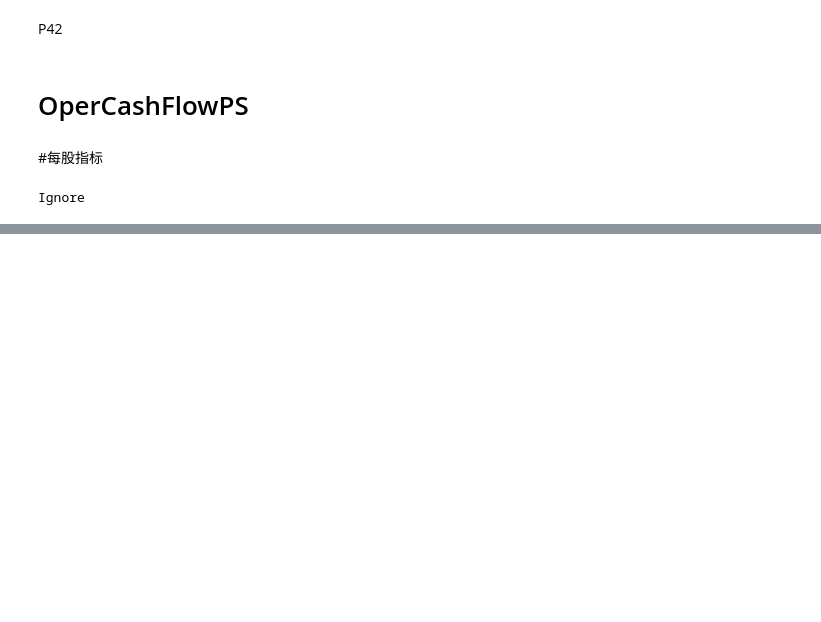
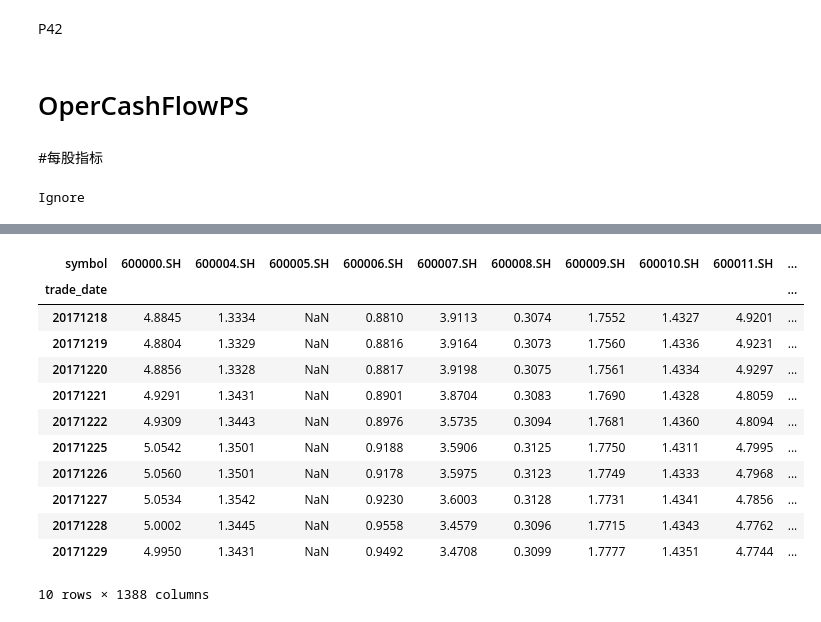
Before and after one commit to woodwood2000/QTC_Intern, a Jupyter notebook: Exercise5.ipynb, the cells around one changed output, grey strips where cells are left out. Cells and saved outputs as stored; diff of their text form; code cells hidden in the pictures; blank space fills up the shorter version.

```diff
--- a/Exercise5.ipynb
+++ b/Exercise5.ipynb
@@ -342,3 +236,5 @@ else:
     print('Add')
 # %% [output]
 Ignore
+# %%
+dv.add_field('tot_shrhldr_eqy_excl_min_int')
@@ -344,0 +339,4 @@ Ignore
+# %%
+if 'turnover_ratio' not in dv.fields:
+    dv.add_field('turnover_ratio')
+TORate = dv.get_ts('turnover_ratio')
@@ -344,0 +408,16 @@ Ignore
+# %%
+dv.get_ts('TOBT').tail(10)
+# %% [output]
+| symbol | 600000.SH | 600004.SH | 600005.SH | 600006.SH | 600007.SH | 600008.SH | 600009.SH | 600010.SH | 600011.SH | ... |
+| trade_date |  |  |  |  |  |  |  |  |  | ... |
+| 20171218 | 4.8845 | 1.3334 | NaN | 0.8810 | 3.9113 | 0.3074 | 1.7552 | 1.4327 | 4.9201 | ... |
+| 20171219 | 4.8804 | 1.3329 | NaN | 0.8816 | 3.9164 | 0.3073 | 1.7560 | 1.4336 | 4.9231 | ... |
+| 20171220 | 4.8856 | 1.3328 | NaN | 0.8817 | 3.9198 | 0.3075 | 1.7561 | 1.4334 | 4.9297 | ... |
+| 20171221 | 4.9291 | 1.3431 | NaN | 0.8901 | 3.8704 | 0.3083 | 1.7690 | 1.4328 | 4.8059 | ... |
+| 20171222 | 4.9309 | 1.3443 | NaN | 0.8976 | 3.5735 | 0.3094 | 1.7681 | 1.4360 | 4.8094 | ... |
+| 20171225 | 5.0542 | 1.3501 | NaN | 0.9188 | 3.5906 | 0.3125 | 1.7750 | 1.4311 | 4.7995 | ... |
+| 20171226 | 5.0560 | 1.3501 | NaN | 0.9178 | 3.5975 | 0.3123 | 1.7749 | 1.4333 | 4.7968 | ... |
+| 20171227 | 5.0534 | 1.3542 | NaN | 0.9230 | 3.6003 | 0.3128 | 1.7731 | 1.4341 | 4.7856 | ... |
+| 20171228 | 5.0002 | 1.3445 | NaN | 0.9558 | 3.4579 | 0.3096 | 1.7715 | 1.4343 | 4.7762 | ... |
+| 20171229 | 4.9950 | 1.3431 | NaN | 0.9492 | 3.4708 | 0.3099 | 1.7777 | 1.4351 | 4.7744 | ... |
+10 rows × 1388 columns
```
Also changed, not shown: parts of 29 cells of this notebook, 33 other files.
